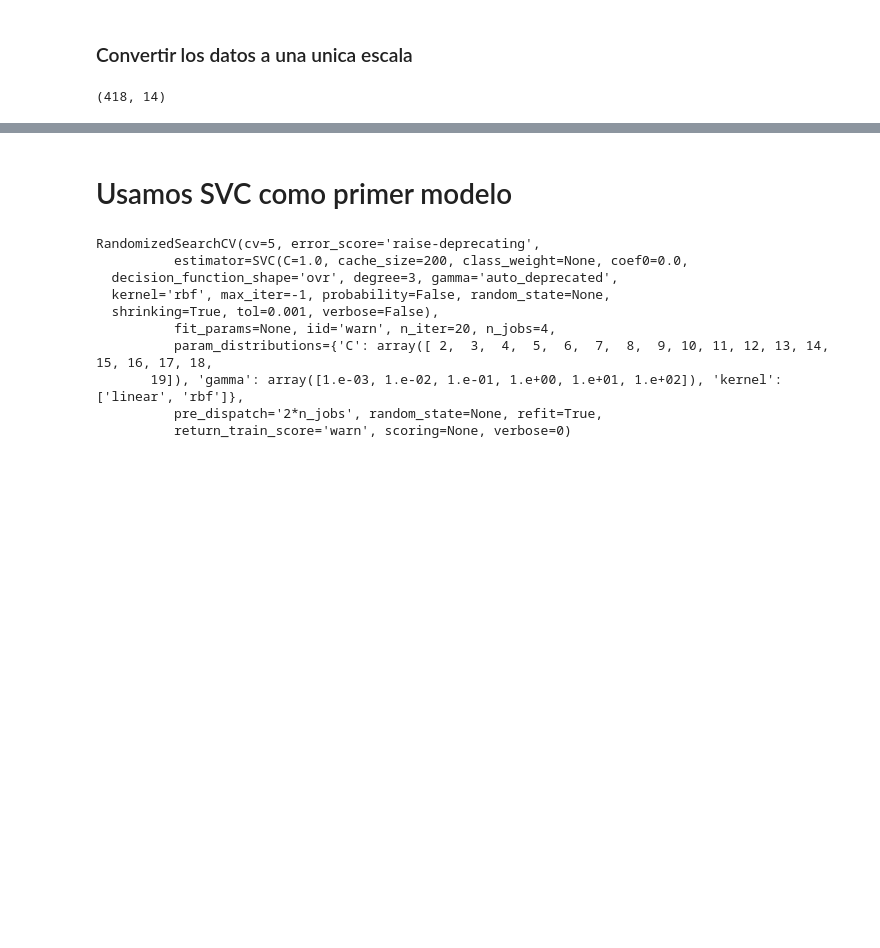
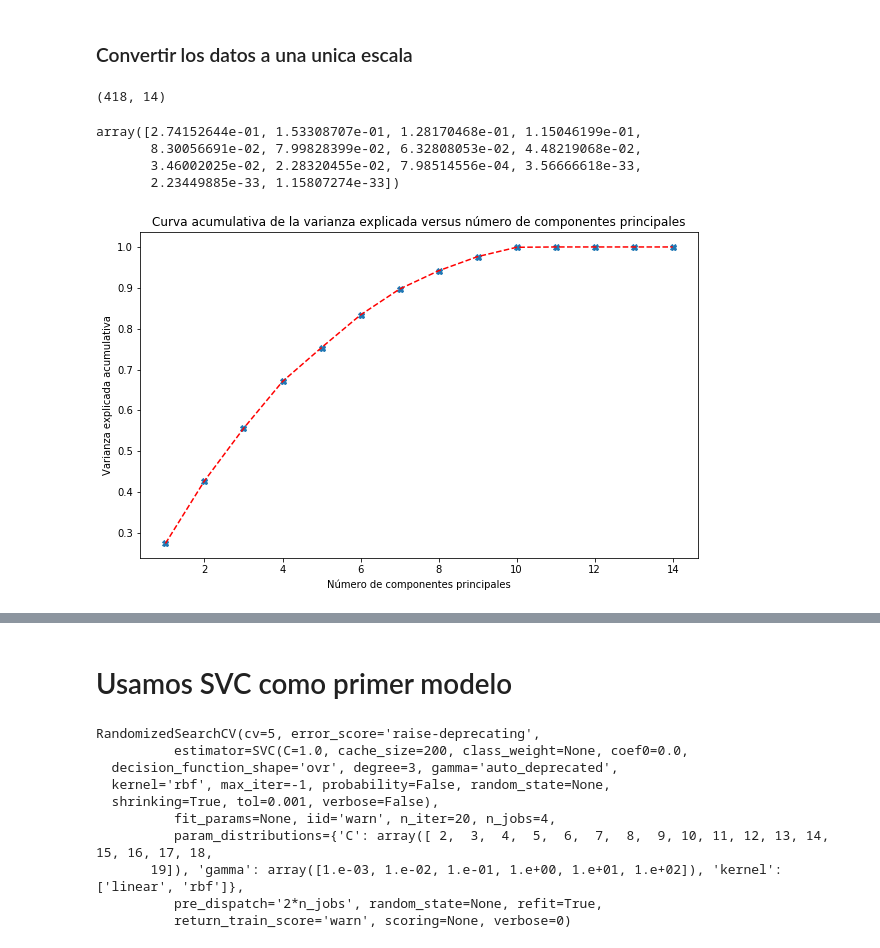
Before and after one commit to alarcon7a/DataScience, a Jupyter notebook: Machine Learning/titanic/Titanic_ml.ipynb, the cells around one changed output, grey strips where cells are left out. Saved outputs shown, nothing was run; the diff lists cells and outputs as text; code cells hidden in the pictures; blank space fills up the shorter version.

Commit message:
Se agrega Analisis de componentes principales PCA al proyecto Titanic y se incrementa el score.

```diff
--- a/Machine Learning/titanic/Titanic_ml.ipynb
+++ b/Machine Learning/titanic/Titanic_ml.ipynb
@@ -161,4 +161,26 @@ X_testing = scaler.fit_transform(X_testing)
 X_testing.shape
 # %% [output]
 (418, 14)
+# %%
+sklearn_pca = PCA(n_components=None)
+sklearn_transf = sklearn_pca.fit_transform(X)
+varianza_expl = sklearn_pca.explained_variance_ratio_
+varianza_expl
+# %% [output]
+array([2.74152644e-01, 1.53308707e-01, 1.28170468e-01, 1.15046199e-01,
+       8.30056691e-02, 7.99828399e-02, 6.32808053e-02, 4.48219068e-02,
+       3.46002025e-02, 2.28320455e-02, 7.98514556e-04, 3.56666618e-33,
+       2.23449885e-33, 1.15807274e-33])
+# %%
+cum_var_exp = np.cumsum(varianza_expl)
+plt.figure(figsize = (10, 6))
+plt.xlabel('Número de componentes principales')
+plt.ylabel('Varianza explicada acumulativa')
+plt.title('Curva acumulativa de la varianza explicada versus número de componentes principales')
+nc = np.arange(1, varianza_expl.shape[0] + 1)
+plt.plot(nc, cum_var_exp, 'X')
+plt.plot(nc, cum_var_exp, '--r')
+plt.show()
+# %% [output]
+[figure, added]
 # %%
```
Also changed, not shown: parts of 13 cells of this notebook, 1 other file.
